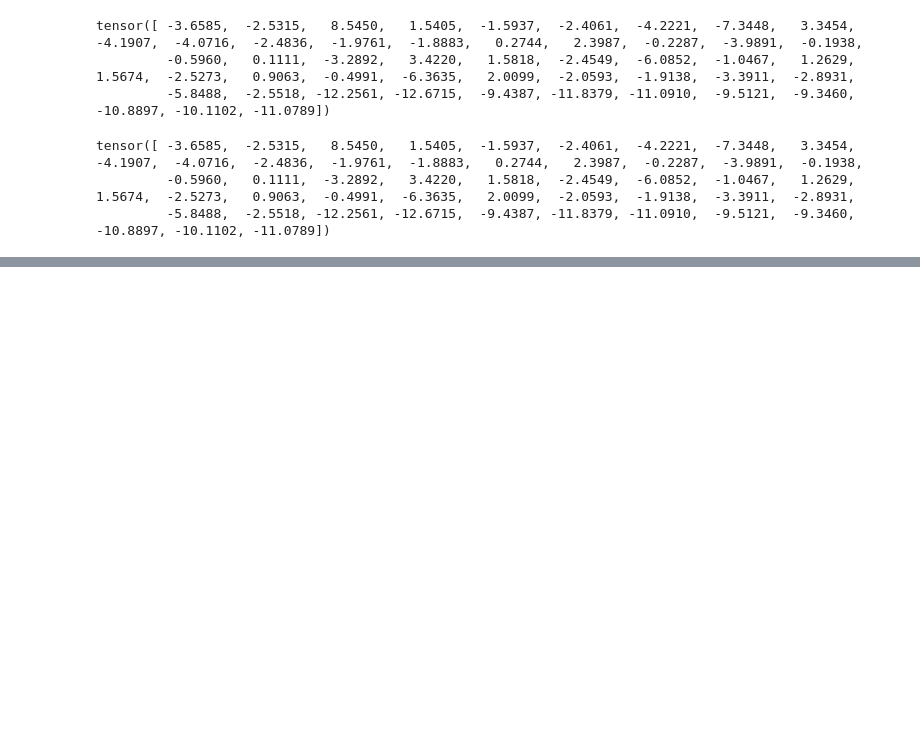
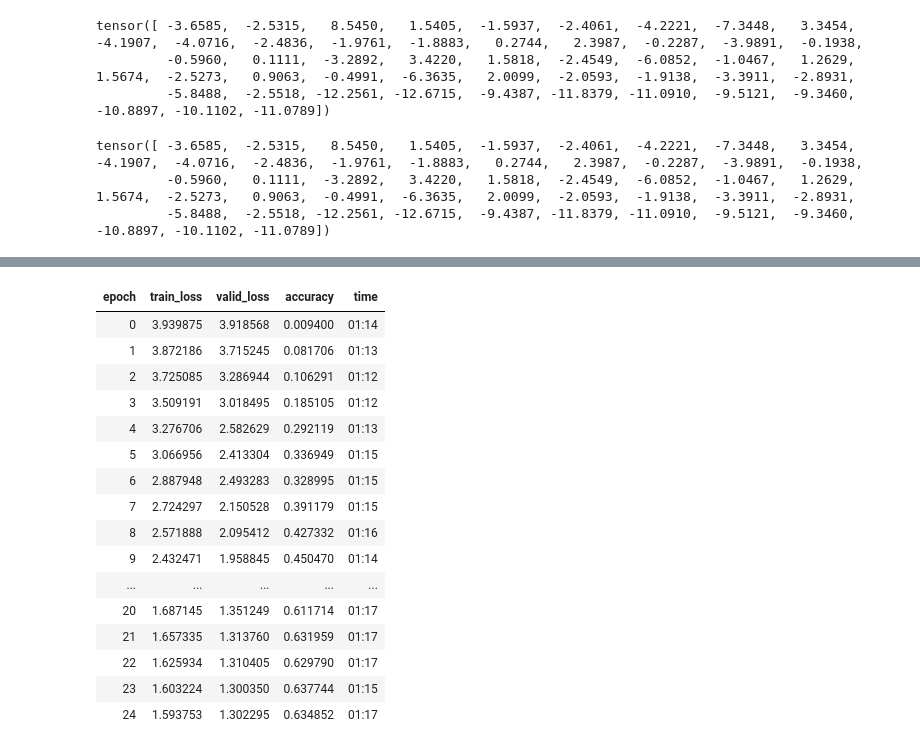
Before and after one commit to iluadd/Fastai, a Jupyter notebook: Lesson8chapter13/50classesTry.ipynb, the cells around one changed output, grey strips where cells are left out. Saved outputs shown, nothing was run; the diff lists cells and outputs as text; code cells hidden in the pictures; blank space fills up the shorter version.

```diff
--- a/Lesson8chapter13/50classesTry.ipynb
+++ b/Lesson8chapter13/50classesTry.ipynb
@@ -525,0 +577,20 @@ learn.show_results(ds_idx=1, nrows=3, figsize=(6,8))
+# %%
+learn = fit(25, lr=0.0011)
+# %% [output]
+| epoch | train_loss | valid_loss | accuracy | time |
+| 0 | 3.939875 | 3.918568 | 0.009400 | 01:14 |
+| 1 | 3.872186 | 3.715245 | 0.081706 | 01:13 |
+| 2 | 3.725085 | 3.286944 | 0.106291 | 01:12 |
+| 3 | 3.509191 | 3.018495 | 0.185105 | 01:12 |
+| 4 | 3.276706 | 2.582629 | 0.292119 | 01:13 |
+| 5 | 3.066956 | 2.413304 | 0.336949 | 01:15 |
+| 6 | 2.887948 | 2.493283 | 0.328995 | 01:15 |
+| 7 | 2.724297 | 2.150528 | 0.391179 | 01:15 |
+| 8 | 2.571888 | 2.095412 | 0.427332 | 01:16 |
+| 9 | 2.432471 | 1.958845 | 0.450470 | 01:14 |
+| ... | ... | ... | ... | ... |
+| 20 | 1.687145 | 1.351249 | 0.611714 | 01:17 |
+| 21 | 1.657335 | 1.313760 | 0.631959 | 01:17 |
+| 22 | 1.625934 | 1.310405 | 0.629790 | 01:17 |
+| 23 | 1.603224 | 1.300350 | 0.637744 | 01:15 |
+| 24 | 1.593753 | 1.302295 | 0.634852 | 01:17 |
```
Also changed, not shown: parts of 23 cells of this notebook.
